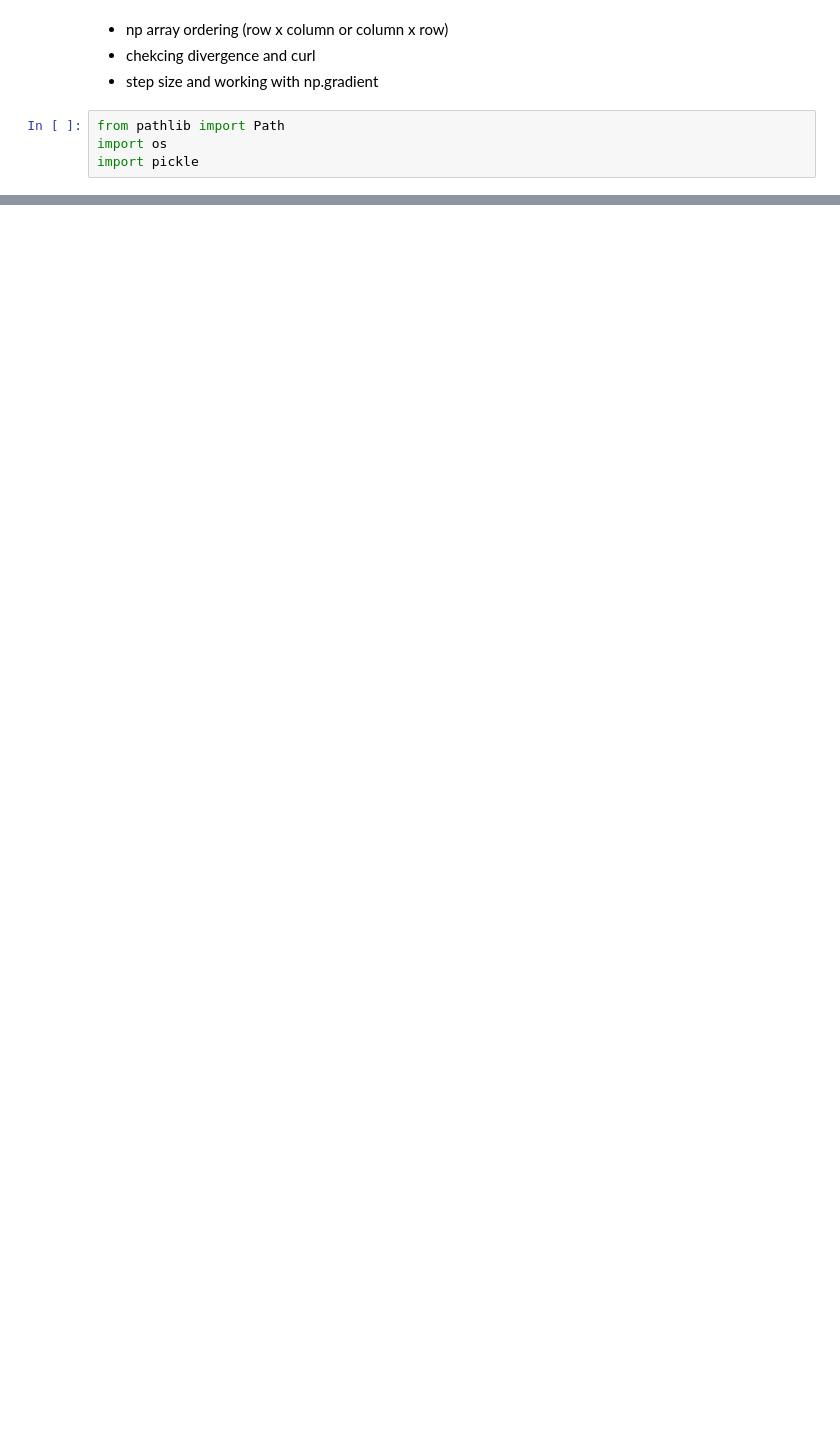
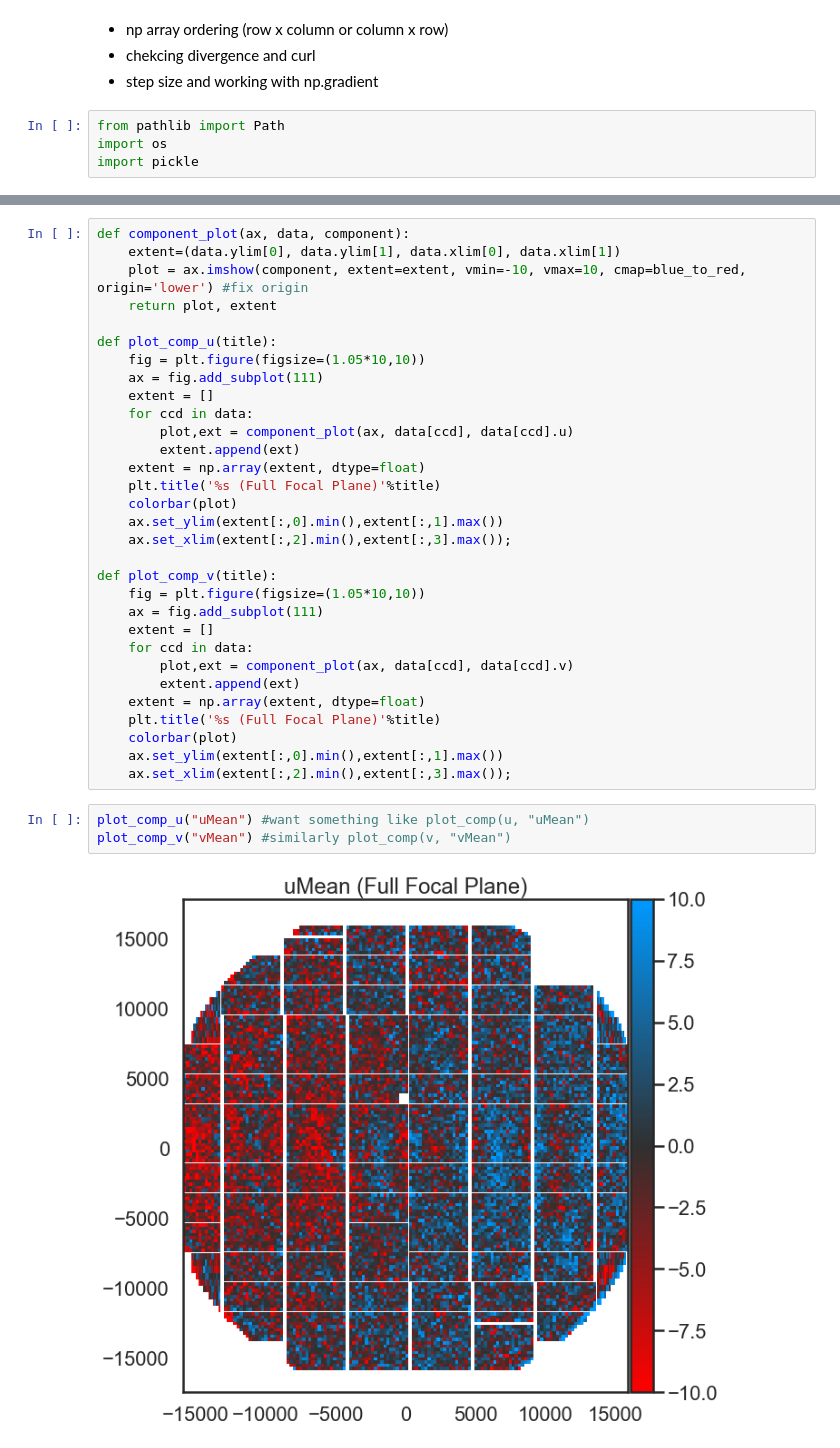
Before and after one commit to hshams28/Astr499-Research, a Jupyter notebook: Divergence and Curl .ipynb, the cells around one changed output, grey strips where cells are left out. Drawn from its saved outputs; the diff is of its cells as text; blank space fills up the shorter version.

```diff
--- a/Divergence and Curl .ipynb
+++ b/Divergence and Curl .ipynb
@@ -296,0 +312,36 @@ Text(0.5, 1.0, 'Divergence of Full Focal Plane')
+# %%
+def component_plot(ax, data, component):
+    extent=(data.ylim[0], data.ylim[1], data.xlim[0], data.xlim[1])
+    plot = ax.imshow(component, extent=extent, vmin=-10, vmax=10, cmap=blue_to_red, origin='lower') #fix origin
+    return plot, extent
+
+def plot_comp_u(title):
+    fig = plt.figure(figsize=(1.05*10,10))
+    ax = fig.add_subplot(111)
+    extent = []
+    for ccd in data:
+        plot,ext = component_plot(ax, data[ccd], data[ccd].u)
+        extent.append(ext)
+    extent = np.array(extent, dtype=float)
+    plt.title('%s (Full Focal Plane)'%title)
+    colorbar(plot)
+    ax.set_ylim(extent[:,0].min(),extent[:,1].max())
+    ax.set_xlim(extent[:,2].min(),extent[:,3].max());
+
+def plot_comp_v(title):
+    fig = plt.figure(figsize=(1.05*10,10))
+    ax = fig.add_subplot(111)
+    extent = []
+    for ccd in data:
+        plot,ext = component_plot(ax, data[ccd], data[ccd].v)
+        extent.append(ext)
+    extent = np.array(extent, dtype=float)
+    plt.title('%s (Full Focal Plane)'%title)
+    colorbar(plot)
+    ax.set_ylim(extent[:,0].min(),extent[:,1].max())
+    ax.set_xlim(extent[:,2].min(),extent[:,3].max());
+# %%
+plot_comp_u("uMean") #want something like plot_comp(u, "uMean")
+plot_comp_v("vMean") #similarly plot_comp(v, "vMean")
+# %% [output]
+[figure, added]
```
Also changed, not shown: parts of 9 cells of this notebook.
